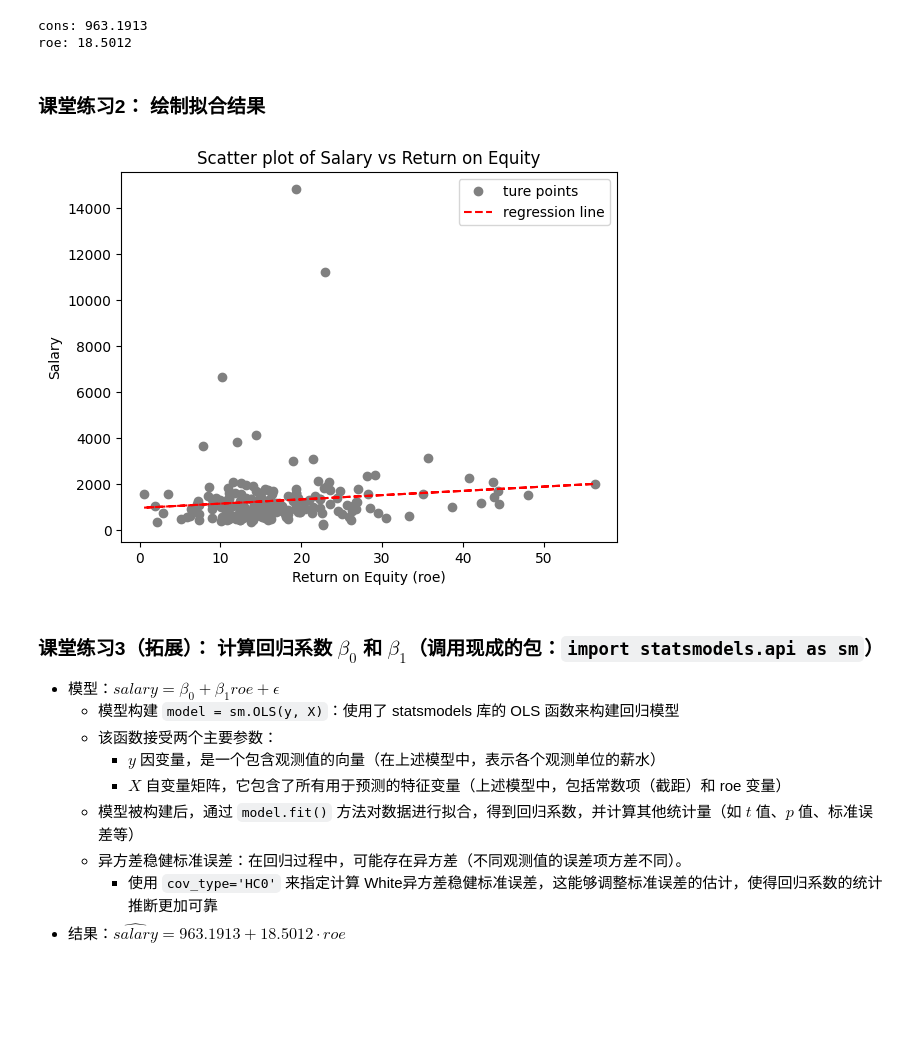
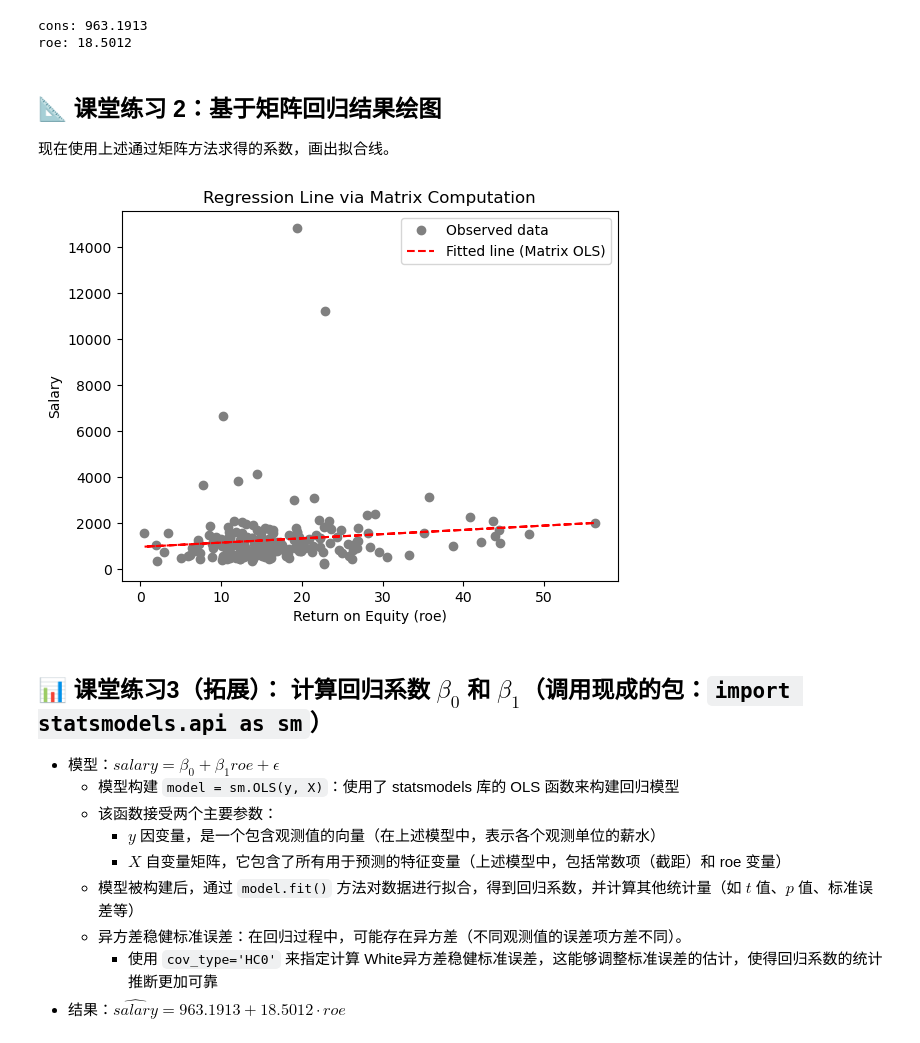
Before and after one commit to jiqingxxm/Econometrics-Practice, a Jupyter notebook: Econometrics_Practice_2025/L3b_ols.ipynb, the cells around one changed output. Saved outputs shown, nothing was run; the diff lists cells and outputs as text; code cells hidden in the pictures; blank space fills up the shorter version.

```diff
--- a/Econometrics_Practice_2025/L3b_ols.ipynb
+++ b/Econometrics_Practice_2025/L3b_ols.ipynb
@@ -106,23 +122,25 @@ print(f'roe: {beta[1]:.4f}')  # 'roe' 的回归系数
 cons: 963.1913
 roe: 18.5012
 # %% [markdown]
-### 课堂练习2： 绘制拟合结果
+## 📐 课堂练习 2：基于矩阵回归结果绘图
+
+现在使用上述通过矩阵方法求得的系数，画出拟合线。
 # %%
-y_hat_2 = X @ beta  # 使用计算得到的回归系数预测 y 的值
+y_hat_2 = X @ beta  # 预测值
 
-plt.figure(figsize=(6.4, 4.8))  # 设置图形的大小
-plt.plot(ceosal1['roe'], ceosal1['salary'], color='grey', marker='o', linestyle='', label='ture points') # 散点图
-plt.plot(ceosal1['roe'], y_hat_2 , color='red', marker='', linestyle='--', label='regression line')  # 绘制回归线
-plt.xlabel('Return on Equity (roe)', fontsize=10)  # x轴标签：净资产收益率 (roe)
-plt.ylabel('Salary', fontsize=10)  # y轴标签：薪水 (Salary)
-plt.title('Scatter plot of Salary vs Return on Equity', fontsize=12)  # 标题：薪水与净资产收益率的散点图
-# plt.grid(True)  # 显示网格
-plt.legend()  # 显示图例
-plt.show()  # 展示图表
+plt.figure(figsize=(6.4, 4.8))
+plt.plot(ceosal1['roe'], ceosal1['salary'], 'o', color='grey', label='Observed data')
+plt.plot(ceosal1['roe'], y_hat_2, '--', color='red', label='Fitted line (Matrix OLS)')
+
+plt.xlabel('Return on Equity (roe)')
+plt.ylabel('Salary')
+plt.title('Regression Line via Matrix Computation')
+plt.legend()
+plt.show()
 # %% [output]
-[figure, old version]
+[figure, new version]
 # %% [markdown]
-### 课堂练习3（拓展）： 计算回归系数 $\beta_0$ 和 $\beta_1$（调用现成的包：`import statsmodels.api as sm`）
+## 📊 课堂练习3（拓展）： 计算回归系数 $\beta_0$ 和 $\beta_1$（调用现成的包：`import statsmodels.api as sm`）
 - 模型：$salary = \beta_0+\beta_1 roe + \epsilon$
     - 模型构建 `model = sm.OLS(y, X)`：使用了 statsmodels 库的 OLS 函数来构建回归模型
     - 该函数接受两个主要参数：
```
Also changed, not shown: parts of 13 cells of this notebook, 1 other file.
